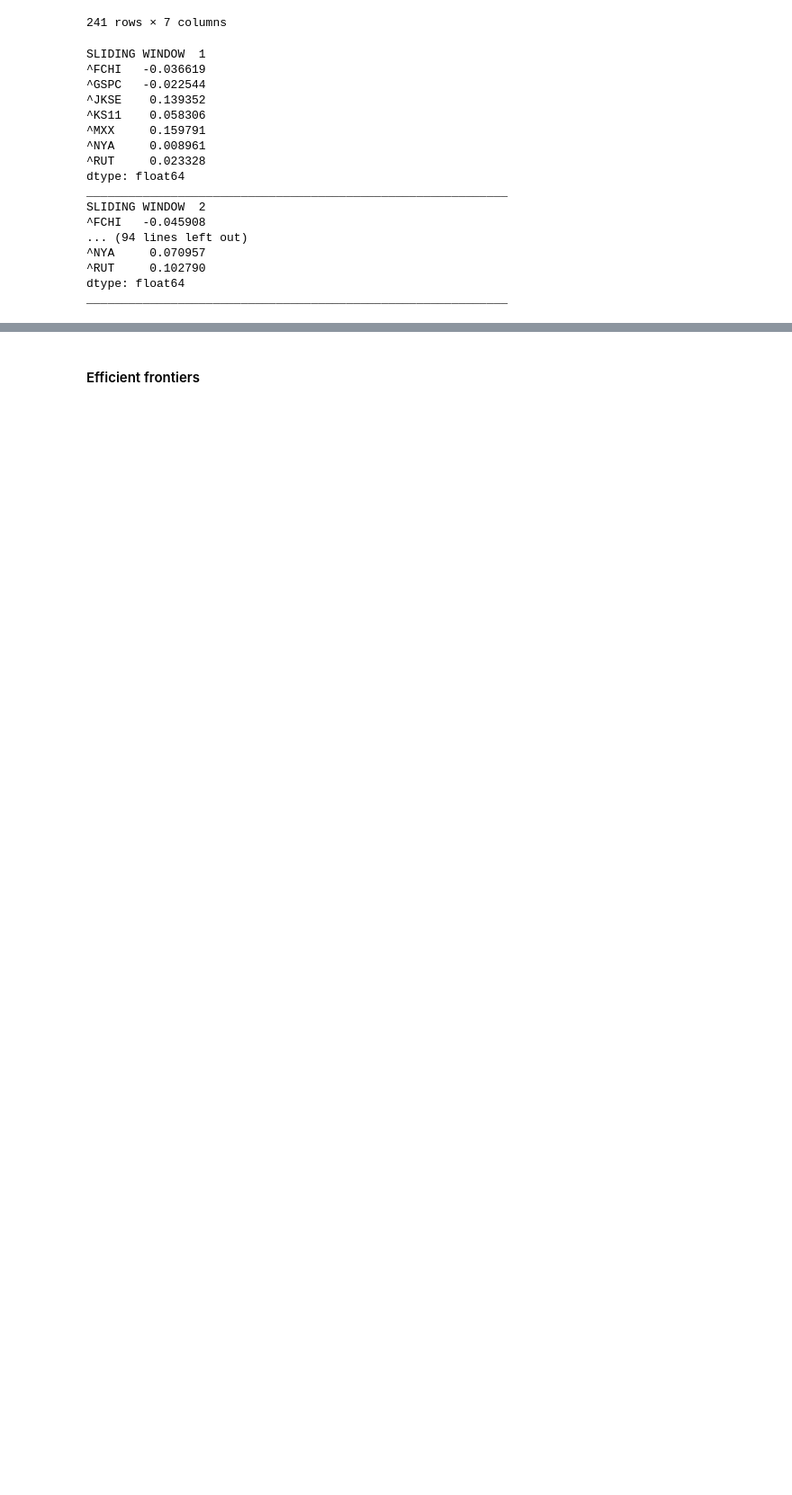
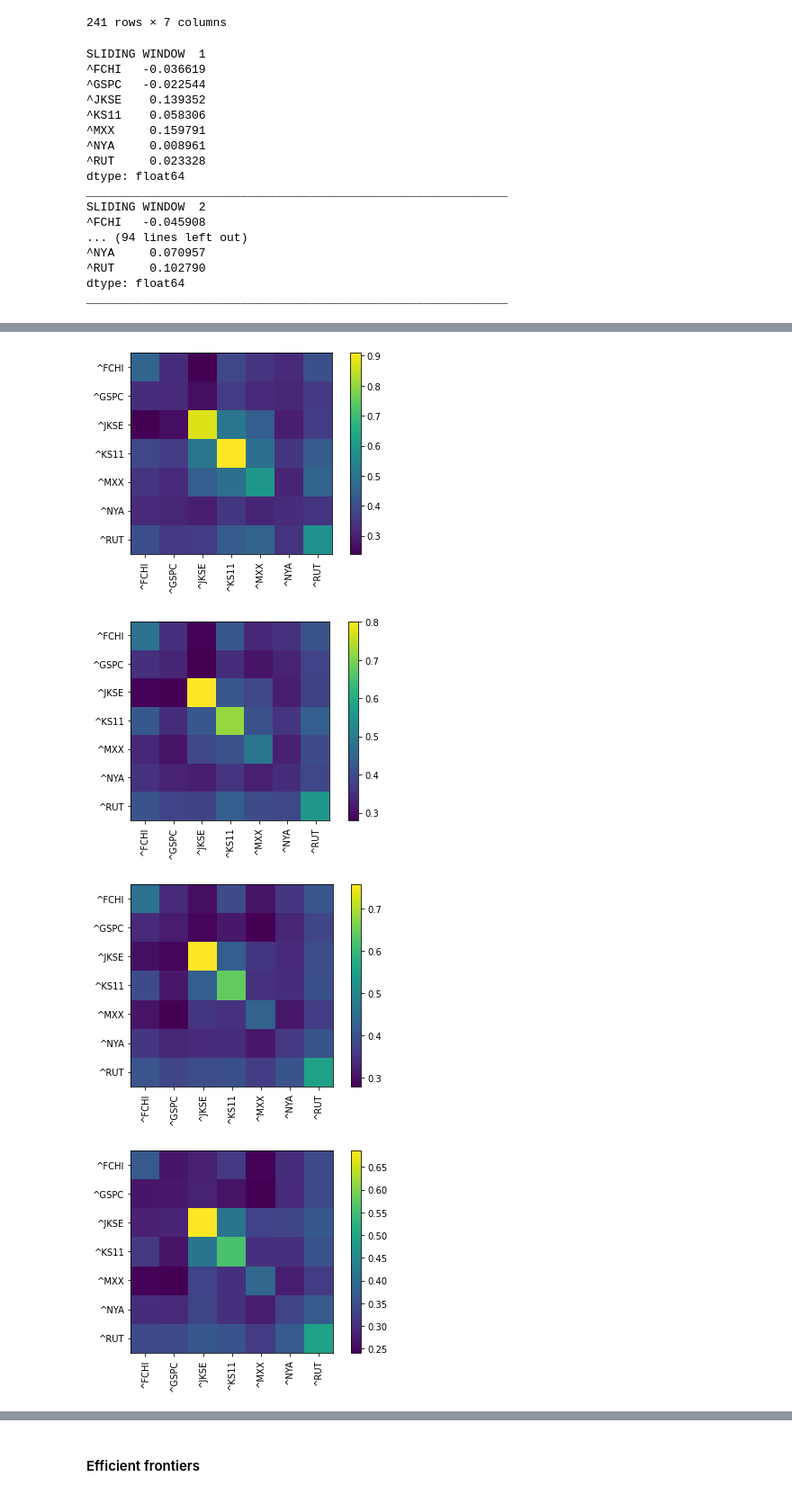
Before and after one commit to mxmws/datafin, a Jupyter notebook: Final_assigment.ipynb, the cells around one changed output, grey strips where cells are left out. Shown at 90% size. Saved outputs shown, nothing was run; the diff lists cells and outputs as text; code cells hidden in the pictures; blank space fills up the shorter version.

```diff
--- a/Final_assigment.ipynb
+++ b/Final_assigment.ipynb
@@ -138 +128,11 @@ SLIDING WINDOW  2
 ____________________________________________________________
+# %%
+from pypfopt.plotting import plot_covariance
+#cov_matrices:
+for j in range(11):
+    plot_covariance(sliding_windows_data[str(j+1) +'_yearly_cov'])
+# %% [output]
+[figure, added]
+[figure, added]
+[figure, added]
+[figure, added]
```
Also changed, not shown: parts of 15 cells of this notebook.
